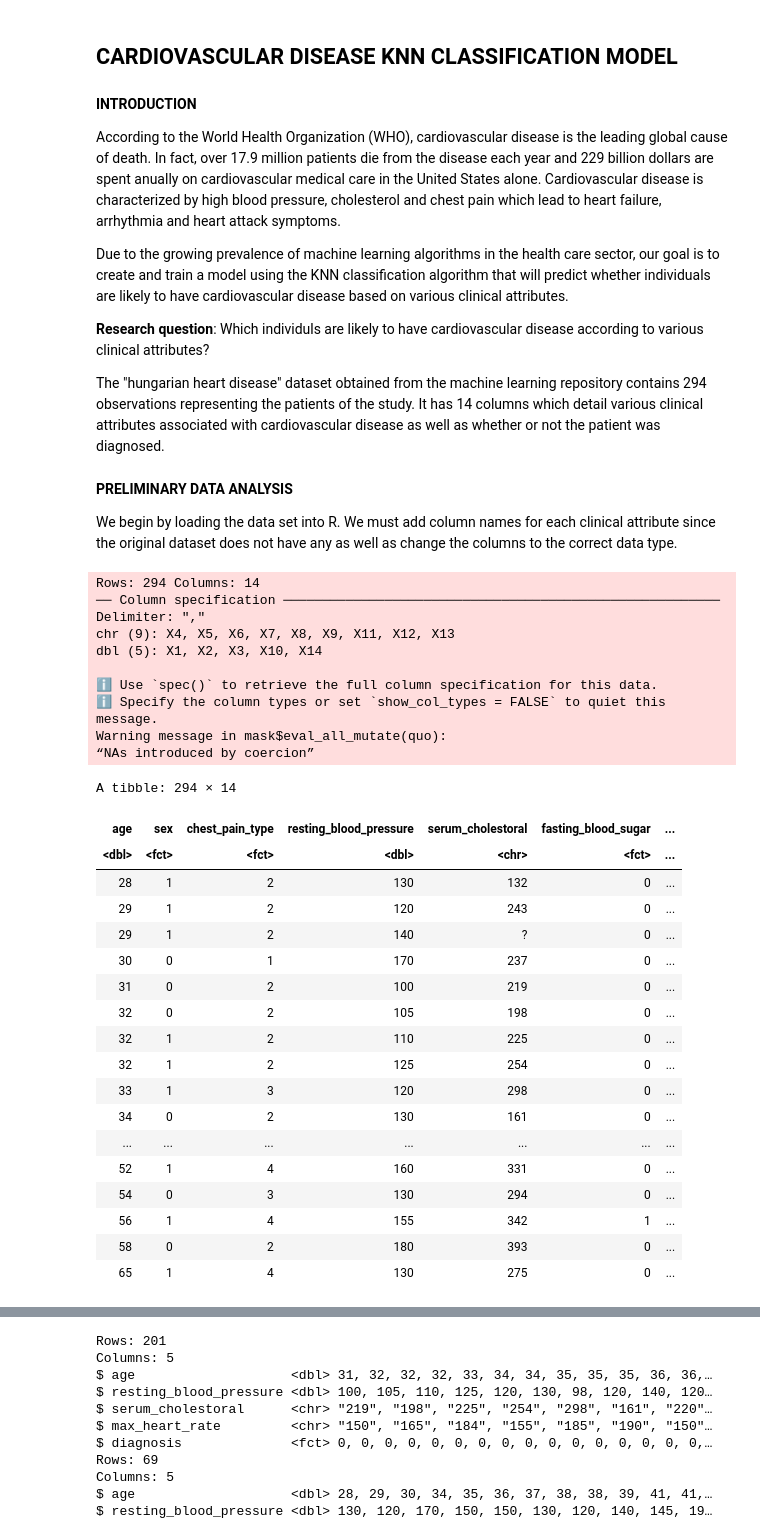
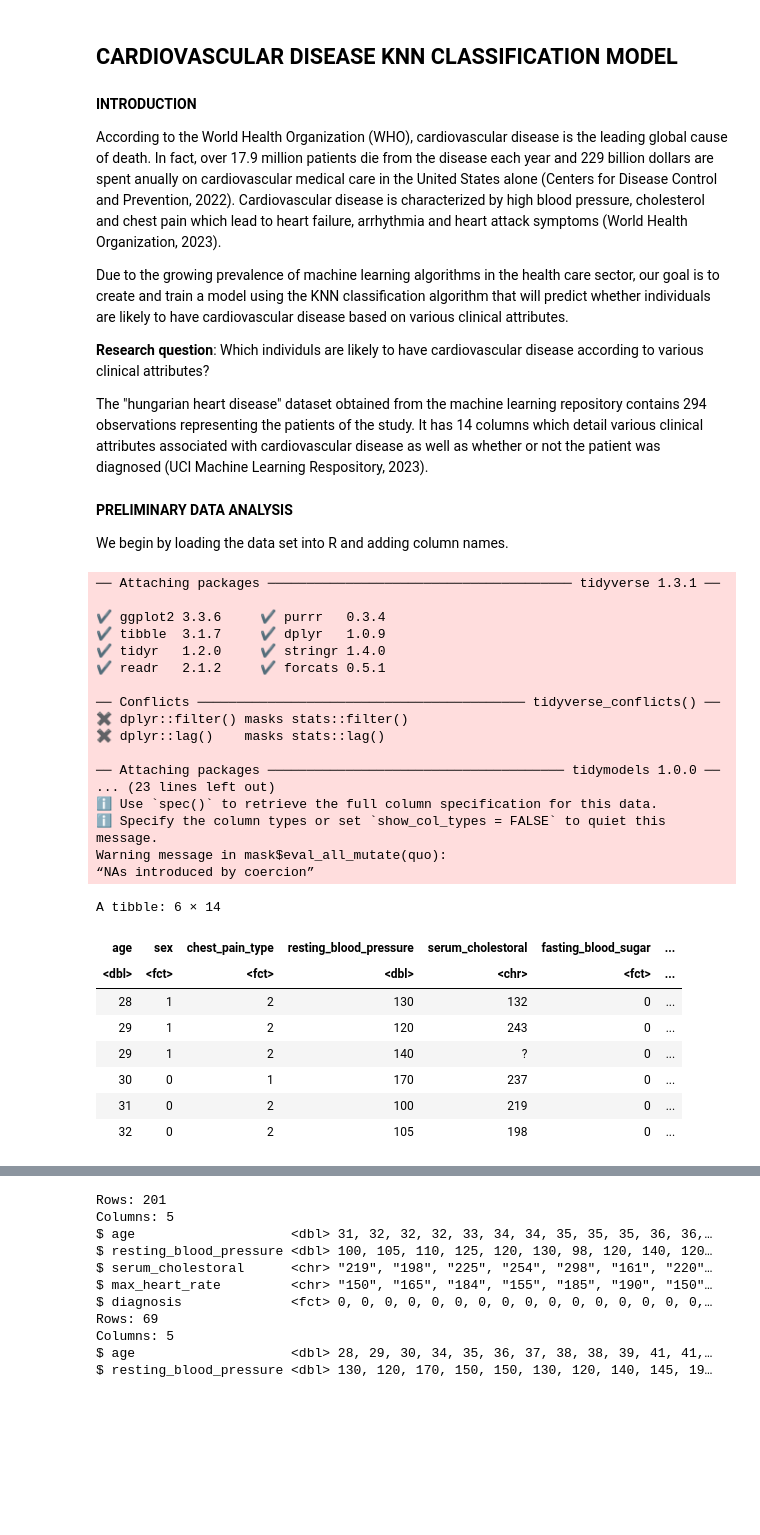
Before and after one commit to julieklipp/Project-Proposal, a Jupyter notebook: Project Proposal.ipynb, the cells around one changed output, grey strips where cells are left out. Cells and saved outputs as stored; diff of their text form; code cells hidden in the pictures; blank space fills up the shorter version.

```diff
--- a/Project Proposal.ipynb
+++ b/Project Proposal.ipynb
@@ -3,17 +3,17 @@
 # %% [markdown]
 **INTRODUCTION**
 
-According to the World Health Organization (WHO), cardiovascular disease is the leading global cause of death. In fact, over 17.9 million patients die from the disease each year and 229 billion dollars are spent anually on cardiovascular medical care in the United States alone. Cardiovascular disease is characterized by high blood pressure, cholesterol and chest pain which lead to heart failure, arrhythmia and heart attack symptoms.
+According to the World Health Organization (WHO), cardiovascular disease is the leading global cause of death. In fact, over 17.9 million patients die from the disease each year and 229 billion dollars are spent anually on cardiovascular medical care in the United States alone (Centers for Disease Control and Prevention, 2022). Cardiovascular disease is characterized by high blood pressure, cholesterol and chest pain which lead to heart failure, arrhythmia and heart attack symptoms (World Health Organization, 2023).
 
 Due to the growing prevalence of machine learning algorithms in the health care sector, our goal is to create and train a model using the KNN classification algorithm that will predict whether individuals are likely to have cardiovascular disease based on various clinical attributes.
 
 **Research question**: Which individuls are likely to have cardiovascular disease according to various clinical attributes?
 
-The "hungarian heart disease" dataset obtained from the machine learning repository contains 294 observations representing the patients of the study. It has 14 columns which detail various clinical attributes associated with cardiovascular disease as well as whether or not the patient was diagnosed.
+The "hungarian heart disease" dataset obtained from the machine learning repository contains 294 observations representing the patients of the study. It has 14 columns which detail various clinical attributes associated with cardiovascular disease as well as whether or not the patient was diagnosed (UCI Machine Learning Respository, 2023).
 # %% [markdown]
 **PRELIMINARY DATA ANALYSIS**
 
-We begin by loading the data set into R. We must add column names for each clinical attribute since the original dataset does not have any as well as change the columns to the correct data type.
+We begin by loading the data set into R and adding column names.
 # %%
 library(tidyverse)
 library(tidymodels)
@@ -27,48 +27,46 @@ heart_data_renamed <- rename(heart_data,
                         chest_pain_type= X3,
                         resting_blood_pressure = X4,
                         serum_cholestoral = X5,
                         fasting_blood_sugar = X6,
                         resting_electrocardiographic_results = X7,
                         max_heart_rate = X8,
                         exercise_induced_angina = X9,
                         oldpeak = X10,
                         slope = X11,
                         number_vessels = X12,
                         thal = X13,
                         diagnosis = X14)
 
 heart_data_renamed <- heart_data_renamed |>
     mutate(across(c(diagnosis, sex, chest_pain_type, fasting_blood_sugar, resting_electrocardiographic_results,exercise_induced_angina), as.factor))|>
     mutate(across(c(resting_blood_pressure), as.numeric))
-heart_data_renamed
+
+head(heart_data_renamed)
 # %% [output]
-Rows: 294 Columns: 14
-── Column specification ────────────────────────────────────────────────────────
-Delimiter: ","
-chr (9): X4, X5, X6, X7, X8, X9, X11, X12, X13
-dbl (5): X1, X2, X3, X10, X14
+── Attaching packages ─────────────────────────────────────── tidyverse 1.3.1 ──
 
+✔ ggplot2 3.3.6     ✔ purrr   0.3.4
+✔ tibble  3.1.7     ✔ dplyr   1.0.9
+✔ tidyr   1.2.0     ✔ stringr 1.4.0
+✔ readr   2.1.2     ✔ forcats 0.5.1
+
+── Conflicts ────────────────────────────────────────── tidyverse_conflicts() ──
+✖ dplyr::filter() masks stats::filter()
+✖ dplyr::lag()    masks stats::lag()
+
+── Attaching packages ────────────────────────────────────── tidymodels 1.0.0 ──
+... (23 lines left out)
 ℹ Use `spec()` to retrieve the full column specification for this data.
 ℹ Specify the column types or set `show_col_types = FALSE` to quiet this message.
 Warning message in mask$eval_all_mutate(quo):
 “NAs introduced by coercion”
-A tibble: 294 × 14
+A tibble: 6 × 14
 | age | sex | chest_pain_type | resting_blood_pressure | serum_cholestoral | fasting_blood_sugar | ... |
 | <dbl> | <fct> | <fct> | <dbl> | <chr> | <fct> | ... |
 | 28 | 1 | 2 | 130 | 132 | 0 | ... |
 | 29 | 1 | 2 | 120 | 243 | 0 | ... |
 | 29 | 1 | 2 | 140 | ? | 0 | ... |
 | 30 | 0 | 1 | 170 | 237 | 0 | ... |
 | 31 | 0 | 2 | 100 | 219 | 0 | ... |
 | 32 | 0 | 2 | 105 | 198 | 0 | ... |
-| 32 | 1 | 2 | 110 | 225 | 0 | ... |
-| 32 | 1 | 2 | 125 | 254 | 0 | ... |
-| 33 | 1 | 3 | 120 | 298 | 0 | ... |
-| 34 | 0 | 2 | 130 | 161 | 0 | ... |
-| ... | ... | ... | ... | ... | ... | ... |
-| 52 | 1 | 4 | 160 | 331 | 0 | ... |
-| 54 | 0 | 3 | 130 | 294 | 0 | ... |
-| 56 | 1 | 4 | 155 | 342 | 1 | ... |
-| 58 | 0 | 2 | 180 | 393 | 0 | ... |
-| 65 | 1 | 4 | 130 | 275 | 0 | ... |
 # %% [markdown]
```
Also changed, not shown: parts of 14 cells of this notebook.
